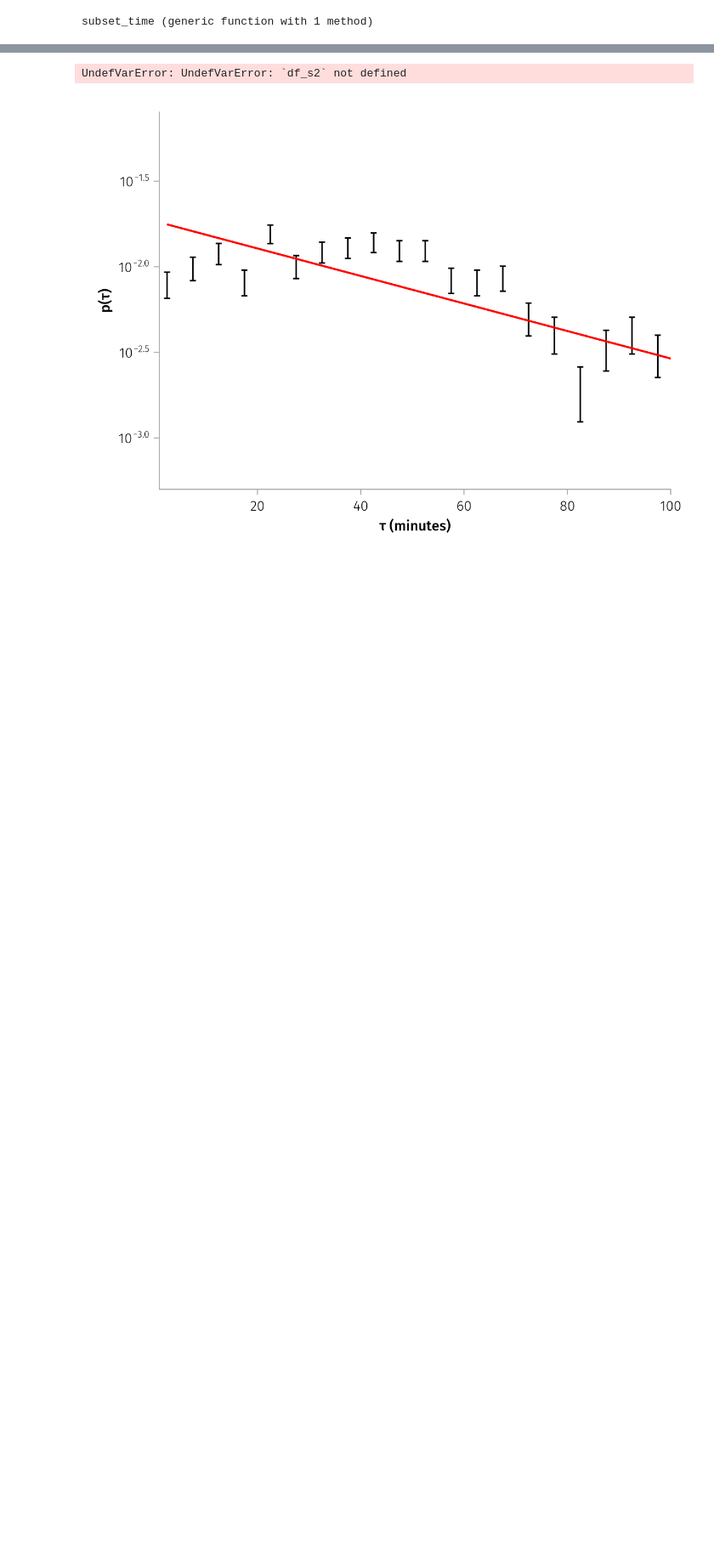
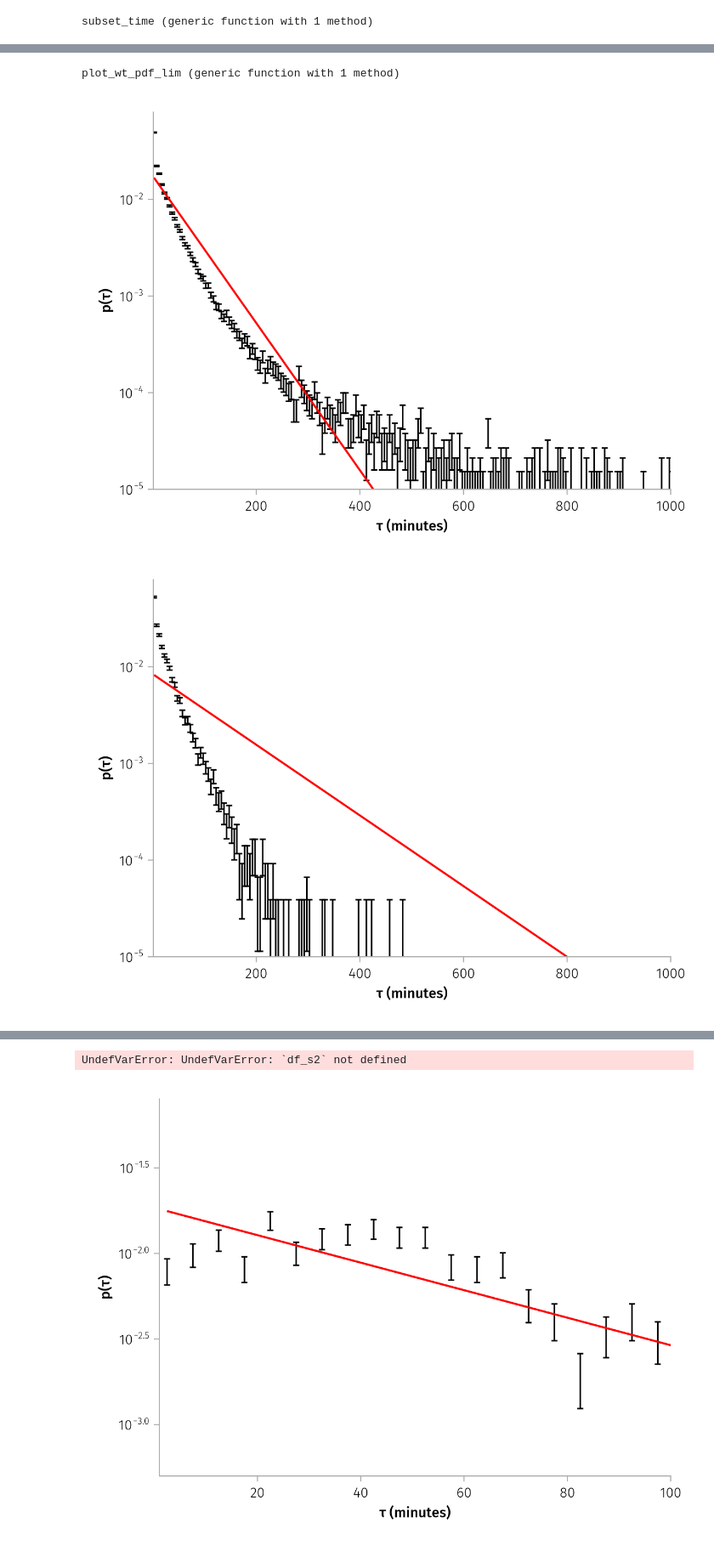
Before and after one commit to Beforerr/ids_spatial_evolution_juno, a Jupyter notebook: notebooks/02_waiting_time.ipynb, the cells around one changed output, grey strips where cells are left out. Shown at 85% size. Cells and saved outputs as stored; diff of their text form; code cells hidden in the pictures; blank space fills up the shorter version.

```diff
--- a/notebooks/02_waiting_time.ipynb
+++ b/notebooks/02_waiting_time.ipynb
@@ -22,6 +22,7 @@ using CairoMakie
 # %%
 # j_events_taus = load_taus(60:-10:20);
 wind_df = load(datadir("updated_events_Wind_tr=20110825-20160630_method=fit_tau=0:01:00_ts=0:00:00.090909.arrow"));
-jno_df = load(datadir("updated_events_JNO_method=fit_tau=0:01:00_ts=0:00:01.arrow"));
+# jno_df = load(datadir("updated_events_JNO_method=fit_tau=0:01:00_ts=0:00:01.arrow"));
+jno_df = load(datadir("updated_events_JNO_tr=20110825-20160630_method=fit_tau=0:01:00_ts=0:00:01.arrow"));
 # %% [output]
 ┌ Warning: automatically converting Arrow.Timestamp with precision = MICROSECOND to `DateTime` which only supports millisecond precision; conversion may be lossy; to avoid converting, pass `Arrow.Tabl ...
@@ -92,0 +44,26 @@ display.(fgs);
+# %%
+using Distributions
+
+function plot_wt_pdf_lim(
+    df;
+    kwargs...
+)
+    f = plot_wt_pdf(df; kwargs...)
+    xlims!(1, 1000)
+    # ylims!(5e-4, 8e-2)
+    ylims!(1e-5, 8e-2)
+    return f
+end
+# %% [output]
+plot_wt_pdf_lim (generic function with 1 method)
+# %%
+#| column: page
+#| layout-ncol: 3
+dfs = [ jno_df, jno_df_s1, jno_df_s2 ]
+fgs_e = plot_wt_pdf_lim.(dfs, dist=Exponential)
+fgs_w = plot_wt_pdf_lim.(dfs, dist=Weibull)
+display.(fgs_e);
+display.(fgs_w);
+# %% [output]
+[figure, added]
+[figure, added]
```
Also changed, not shown: parts of 9 cells of this notebook.
